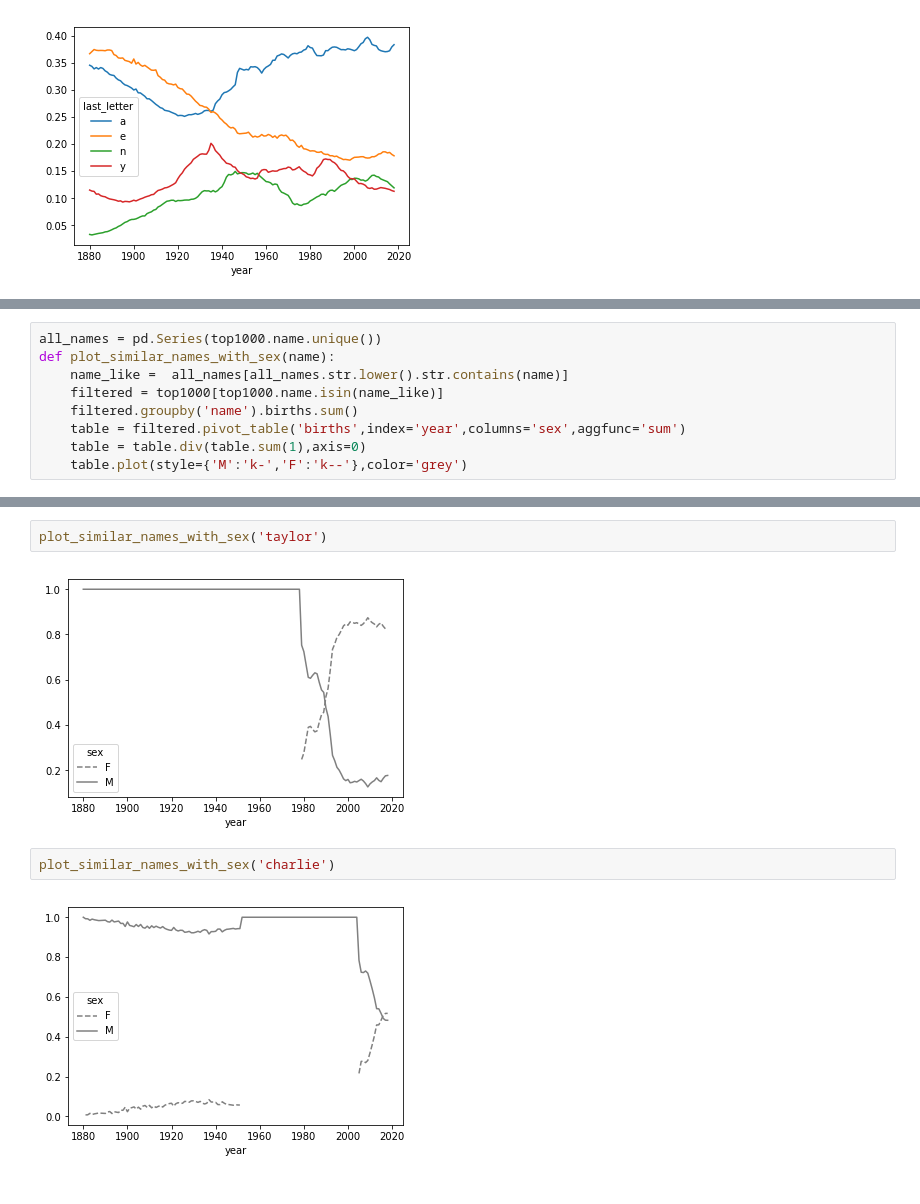
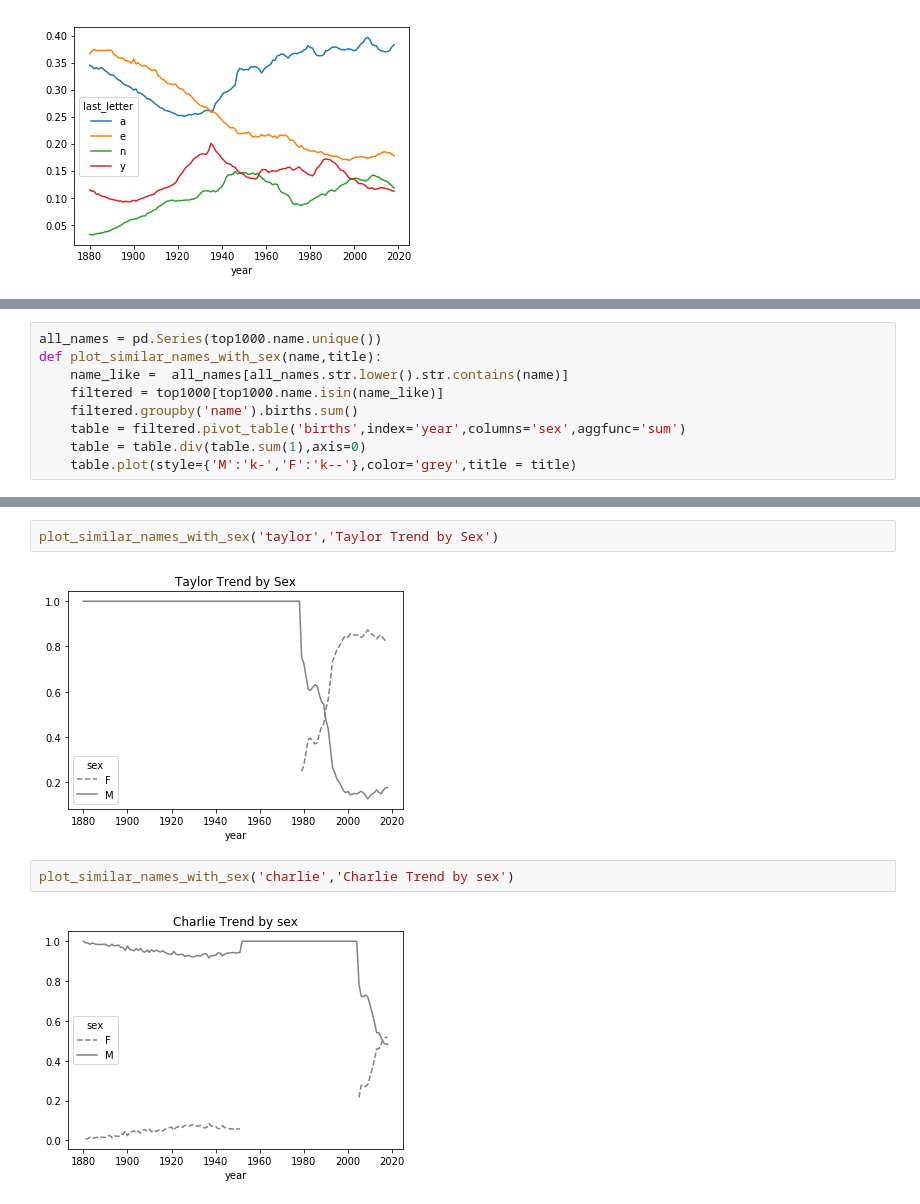
Before and after one commit to ffflora/data-analysis-projects, a Jupyter notebook: babynames.ipynb, the cells around one changed output, grey strips where cells are left out. Saved outputs shown, nothing was run; the diff lists cells and outputs as text.

```diff
--- a/babynames.ipynb
+++ b/babynames.ipynb
@@ -349,10 +396,10 @@ There is the difference between boy's and girl's name in the use of the characte
 Take Lesley as an example, the 'lesl-likeness' name has a sharp turning point around 1945, which more girls and less boys use this name. Silimar to the name 'Taylor', 'patric-likeness' names, and etc.
 # %%
 all_names = pd.Series(top1000.name.unique())
-def plot_similar_names_with_sex(name):
+def plot_similar_names_with_sex(name,title):
     name_like =  all_names[all_names.str.lower().str.contains(name)]
     filtered = top1000[top1000.name.isin(name_like)]
     filtered.groupby('name').births.sum()
     table = filtered.pivot_table('births',index='year',columns='sex',aggfunc='sum')
     table = table.div(table.sum(1),axis=0)
-    table.plot(style={'M':'k-','F':'k--'},color='grey')
+    table.plot(style={'M':'k-','F':'k--'},color='grey',title = title)
@@ -367,8 +414,8 @@ plot_similar_names_with_sex('patric')
 # %%
-plot_similar_names_with_sex('taylor')
+plot_similar_names_with_sex('taylor','Taylor Trend by Sex')
 # %% [output]
-[figure, old version]
+[figure, new version]
 # %%
-plot_similar_names_with_sex('charlie')
+plot_similar_names_with_sex('charlie','Charlie Trend by sex')
 # %% [output]
-[figure, old version]
+[figure, new version]
```
Also changed, not shown: parts of 36 cells of this notebook.
